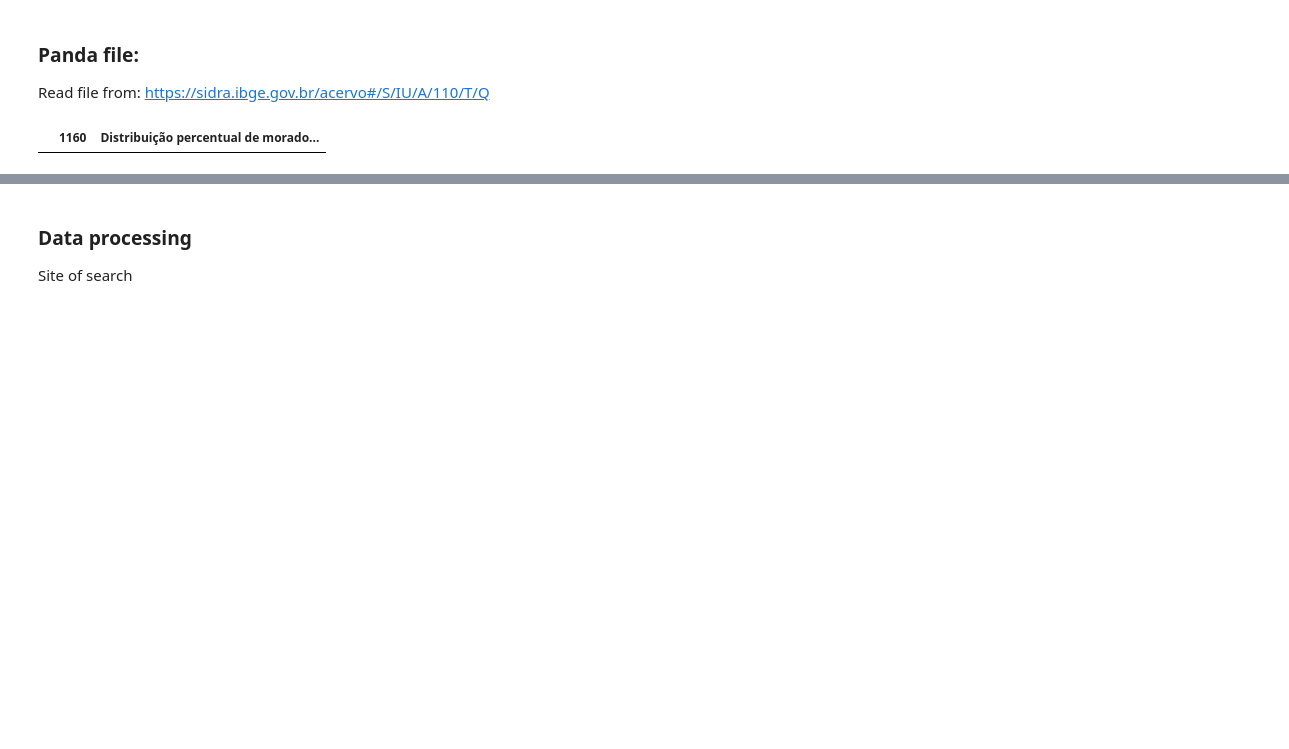
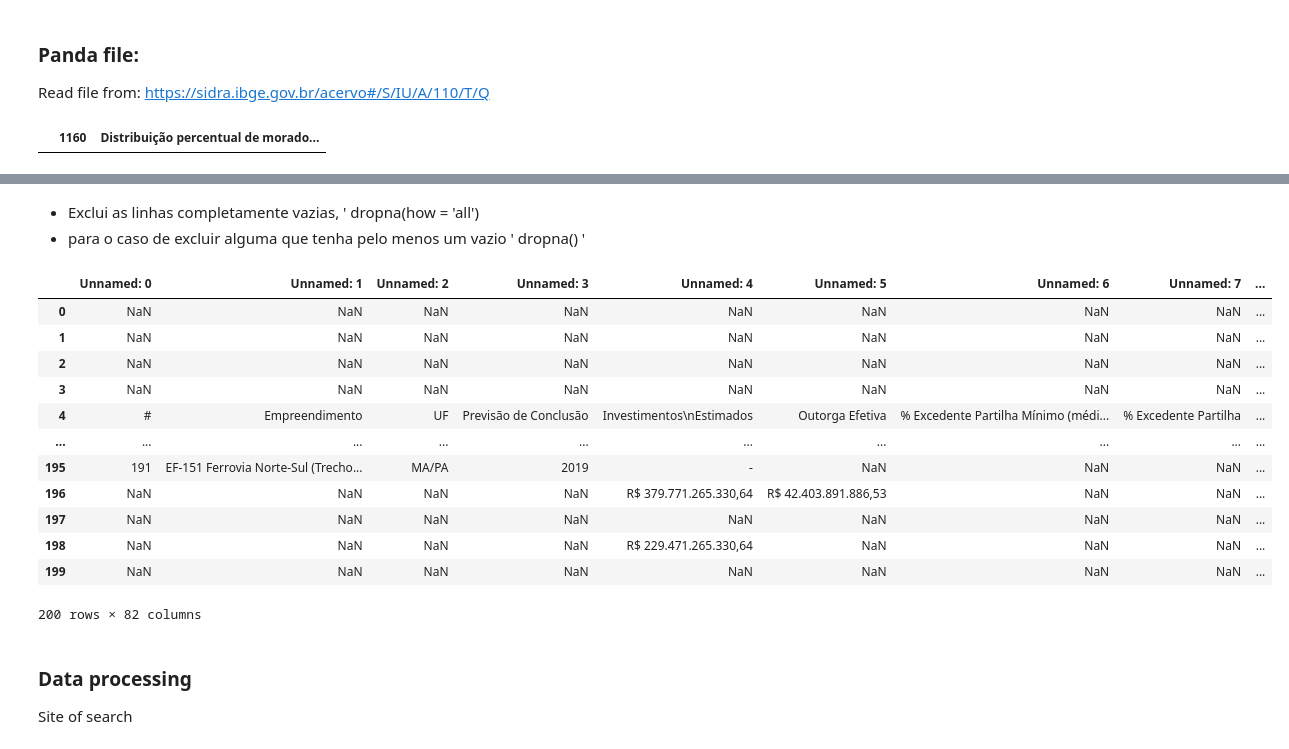
Before and after one commit to Caviuna/InfraBuilding, a Jupyter notebook: building.ipynb, the cells around one changed output, grey strips where cells are left out. Drawn from its saved outputs; the diff is of its cells as text; code cells hidden in the pictures; blank space fills up the shorter version.

```diff
--- a/building.ipynb
+++ b/building.ipynb
@@ -41,3 +60,22 @@ ppi_df
+# %% [markdown]
+- Exclui as linhas completamente vazias, ' dropna(how = 'all')
+- para o caso de excluir alguma que tenha pelo menos um  vazio ' dropna() '
+# %%
+ppi_df.dropna(how='all')
+# %% [output]
+|  | Unnamed: 0 | Unnamed: 1 | Unnamed: 2 | Unnamed: 3 | Unnamed: 4 | Unnamed: 5 | Unnamed: 6 | Unnamed: 7 | ... |
+| 0 | NaN | NaN | NaN | NaN | NaN | NaN | NaN | NaN | ... |
+| 1 | NaN | NaN | NaN | NaN | NaN | NaN | NaN | NaN | ... |
+| 2 | NaN | NaN | NaN | NaN | NaN | NaN | NaN | NaN | ... |
+| 3 | NaN | NaN | NaN | NaN | NaN | NaN | NaN | NaN | ... |
+| 4 | # | Empreendimento | UF | Previsão de Conclusão | Investimentos\nEstimados | Outorga Efetiva | % Excedente Partilha Mínimo (médi... | % Excedente Partilha | ... |
+| ... | ... | ... | ... | ... | ... | ... | ... | ... | ... |
+| 195 | 191 | EF-151 Ferrovia Norte-Sul (Trecho... | MA/PA | 2019 | - | NaN | NaN | NaN | ... |
+| 196 | NaN | NaN | NaN | NaN | R$ 379.771.265.330,64 | R$ 42.403.891.886,53 | NaN | NaN | ... |
+| 197 | NaN | NaN | NaN | NaN | NaN | NaN | NaN | NaN | ... |
+| 198 | NaN | NaN | NaN | NaN | R$ 229.471.265.330,64 | NaN | NaN | NaN | ... |
+| 199 | NaN | NaN | NaN | NaN | NaN | NaN | NaN | NaN | ... |
+200 rows × 82 columns
 # %%
 display(ppi_df.describe()) # Outro tratamento necessário
 # %%
```
Also changed, not shown: parts of 6 cells of this notebook.
